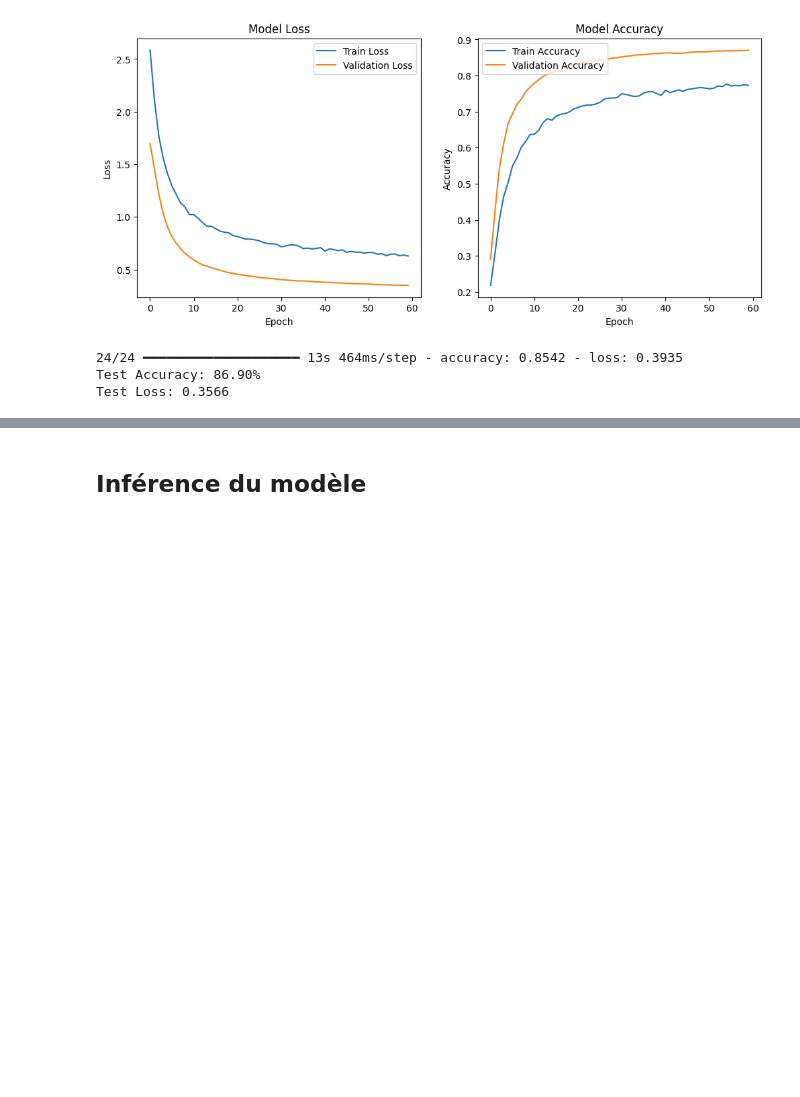
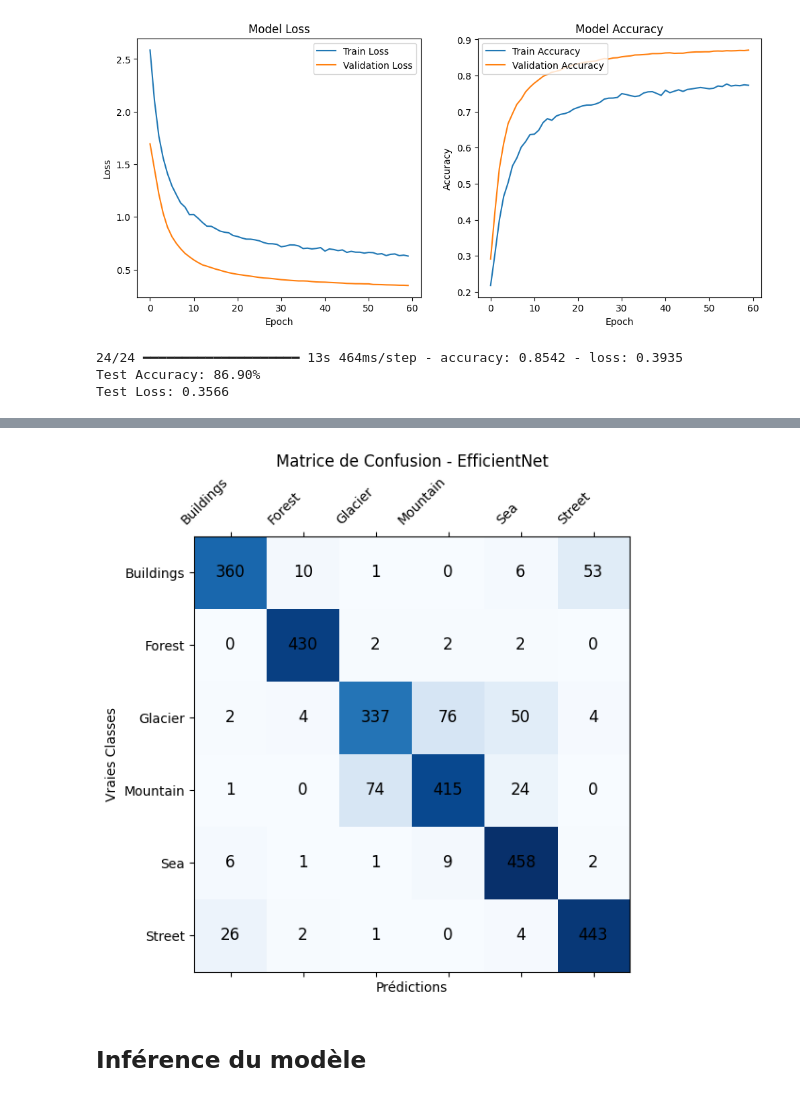
Before and after one commit to erwan44gaut/Image-AI-E5, a Jupyter notebook: Intel/intel.ipynb, the cells around one changed output, grey strips where cells are left out. Cells and saved outputs as stored; diff of their text form; code cells hidden in the pictures; blank space fills up the shorter version.

```diff
--- a/Intel/intel.ipynb
+++ b/Intel/intel.ipynb
@@ -492,3 +528,11 @@ print(f"Test Loss: {test_loss:.4f}")
 24/24 ━━━━━━━━━━━━━━━━━━━━ 13s 464ms/step - accuracy: 0.8542 - loss: 0.3935
 Test Accuracy: 86.90%
 Test Loss: 0.3566
+# %%
+true_labels = np.concatenate([y for x, y in val_dataset], axis=0)
+
+predictions = best_efficientnet_model.predict(val_dataset)
+predicted_classes = np.argmax(predictions, axis=1)
+
+plot_confusion_matrix(true_labels, predicted_classes, class_names, "Matrice de Confusion - EfficientNet")
+# %% [output]
@@ -495,3 +540,4 @@ Test Loss: 0.3566
+[figure, added]
 # %% [markdown]
 ## Inférence du modèle
 # %%
```
Also changed, not shown: parts of 9 cells of this notebook.
